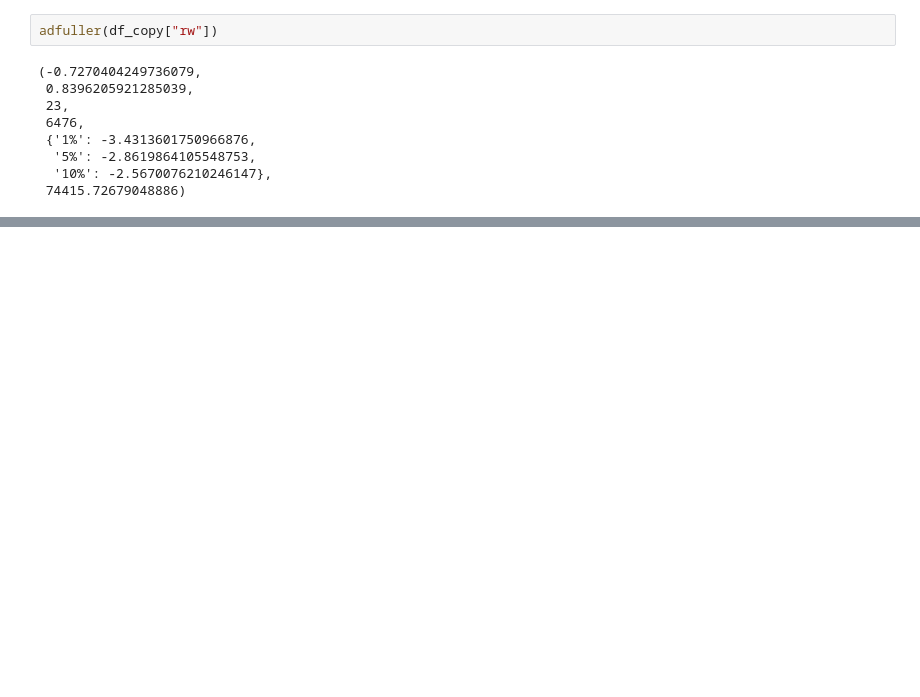
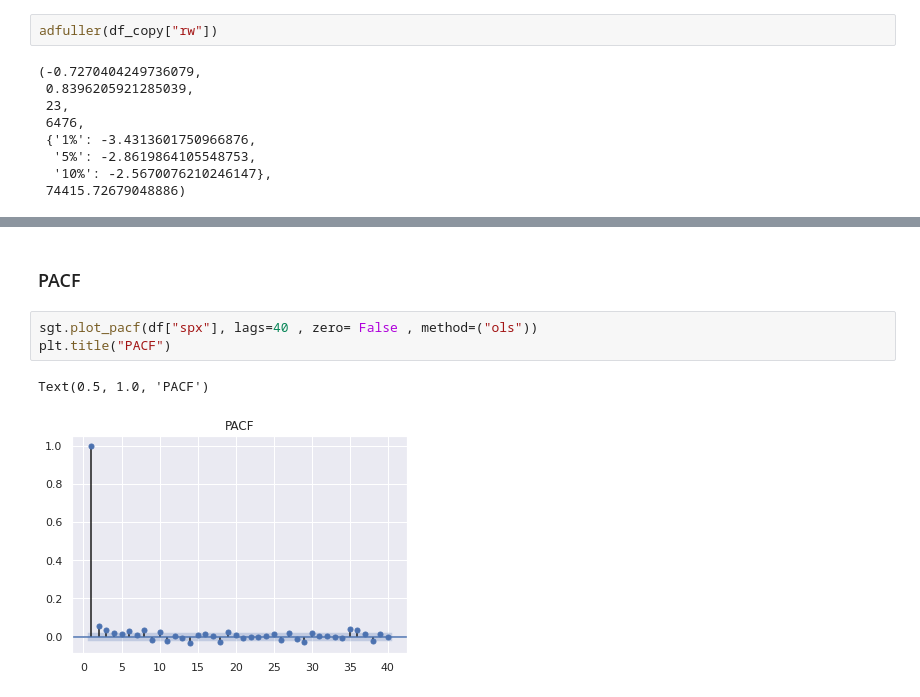
Before and after one commit to MahmutAtia/Time-Series-Analysis-in-Python, a Jupyter notebook: working with time series.ipynb, the cells around one changed output, grey strips where cells are left out. Saved outputs shown, nothing was run; the diff lists cells and outputs as text; blank space fills up the shorter version.

```diff
--- a/working with time series.ipynb
+++ b/working with time series.ipynb
@@ -158,0 +175,8 @@ adfuller(df_copy["wn"])
+# %% [markdown]
+### PACF
+# %%
+sgt.plot_pacf(df["spx"], lags=40 , zero= False , method=("ols"))
+plt.title("PACF")
+# %% [output]
+Text(0.5, 1.0, 'PACF')
+[figure, added]
```
Also changed, not shown: parts of 17 cells of this notebook.
